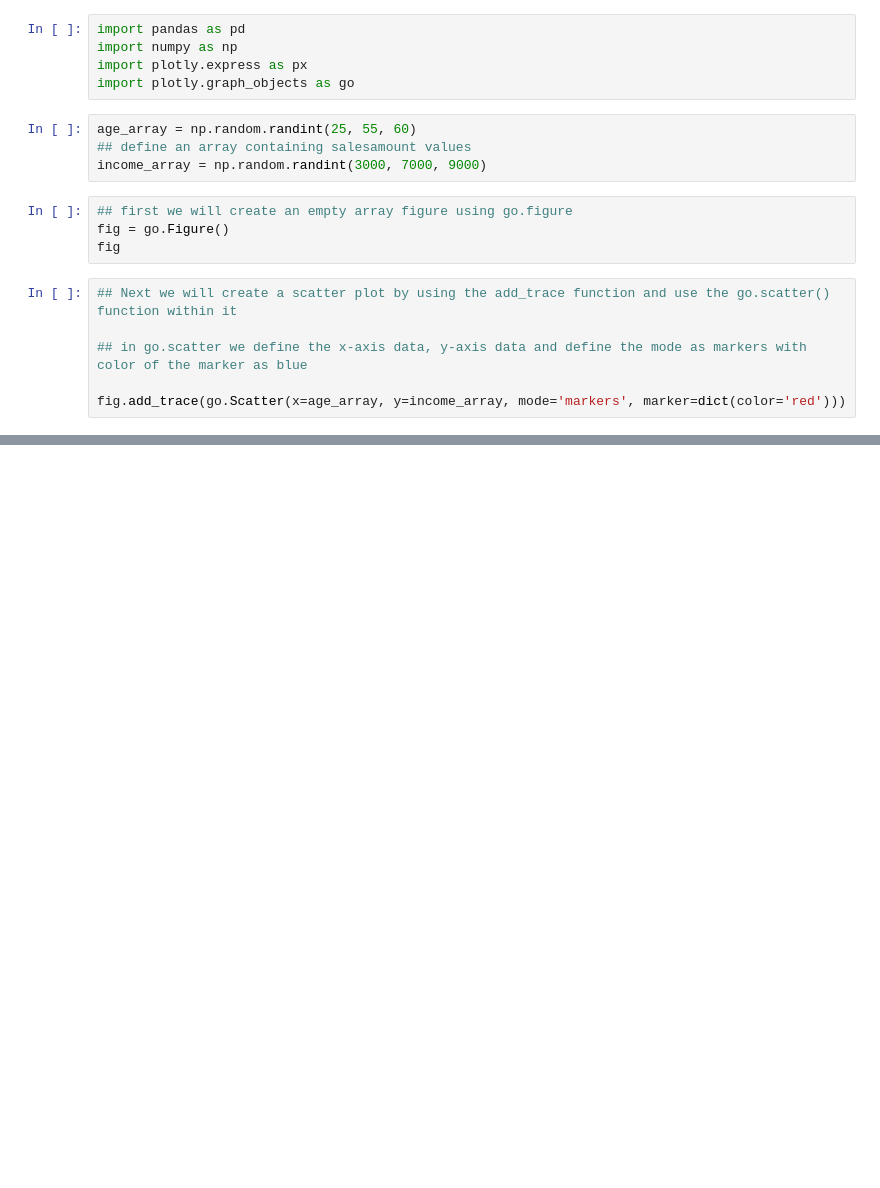
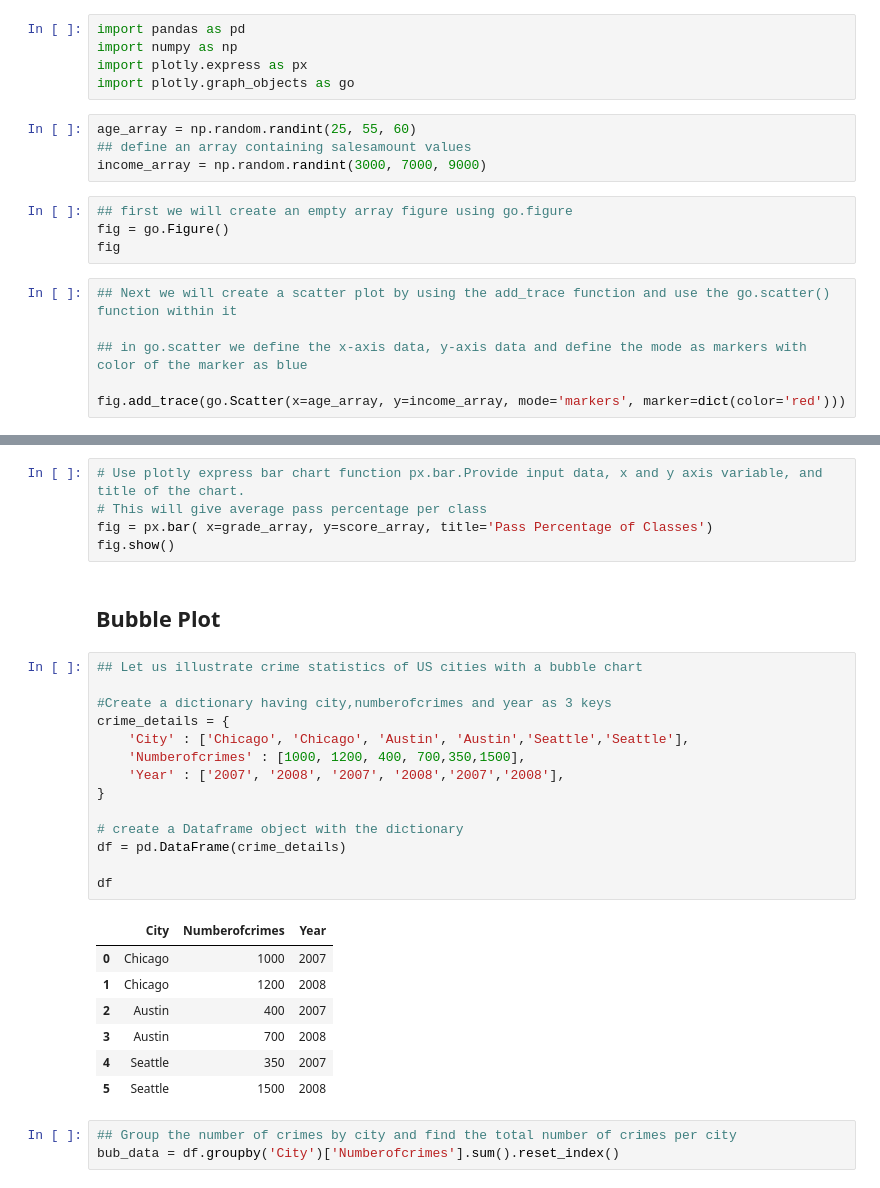
Before and after one commit to kenyyode/LearnFolium, a Jupyter notebook: plotly.ipynb, the cells around one changed output, grey strips where cells are left out. Drawn from its saved outputs; the diff is of its cells as text; blank space fills up the shorter version.

```diff
--- a/plotly.ipynb
+++ b/plotly.ipynb
@@ -22,0 +50,32 @@ fig.add_trace(go.Scatter(x=age_array, y=income_array, mode='markers', marker=dic
+# %%
+# Use plotly express bar chart function px.bar.Provide input data, x and y axis variable, and title of the chart.
+# This will give average pass percentage per class
+fig = px.bar( x=grade_array, y=score_array, title='Pass Percentage of Classes')
+fig.show()
+# %% [markdown]
+## Bubble Plot
+# %%
+## Let us illustrate crime statistics of US cities with a bubble chart
+
+#Create a dictionary having city,numberofcrimes and year as 3 keys
+crime_details = {
+    'City' : ['Chicago', 'Chicago', 'Austin', 'Austin','Seattle','Seattle'],
+    'Numberofcrimes' : [1000, 1200, 400, 700,350,1500],
+    'Year' : ['2007', '2008', '2007', '2008','2007','2008'],
+}
+
+# create a Dataframe object with the dictionary
+df = pd.DataFrame(crime_details)
+
+df
+# %% [output]
+|  | City | Numberofcrimes | Year |
+| 0 | Chicago | 1000 | 2007 |
+| 1 | Chicago | 1200 | 2008 |
+| 2 | Austin | 400 | 2007 |
+| 3 | Austin | 700 | 2008 |
+| 4 | Seattle | 350 | 2007 |
+| 5 | Seattle | 1500 | 2008 |
+# %%
+## Group the number of crimes by city and find the total number of crimes per city
+bub_data = df.groupby('City')['Numberofcrimes'].sum().reset_index()
```
Also changed, not shown: parts of 11 cells of this notebook, 1 other file.
